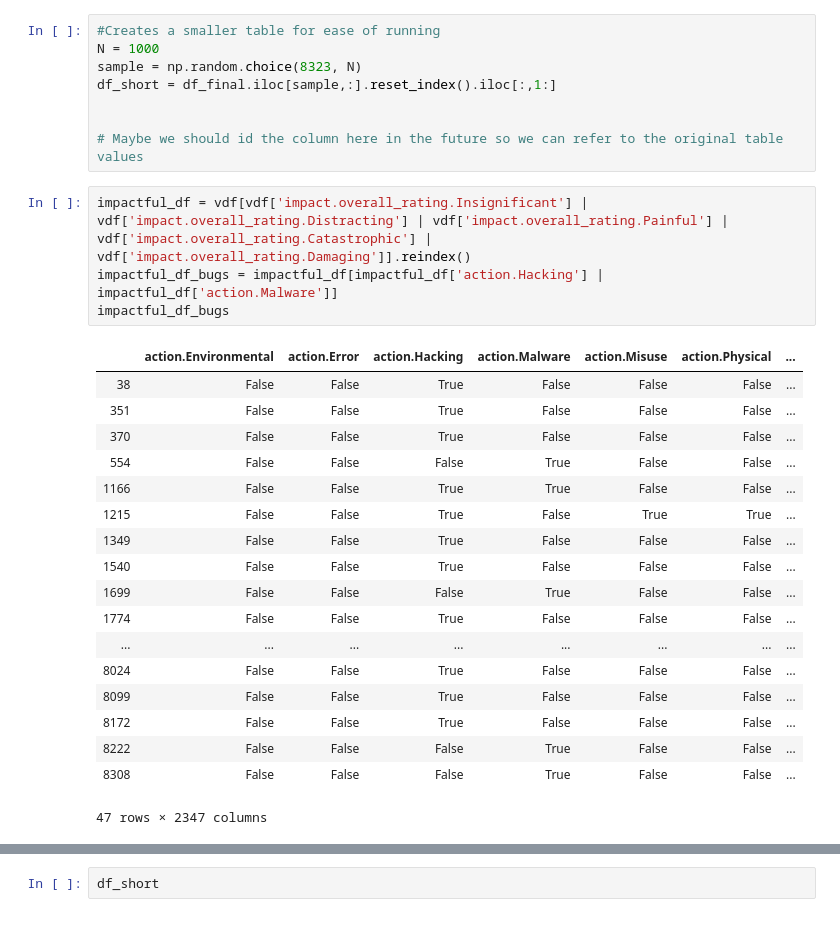
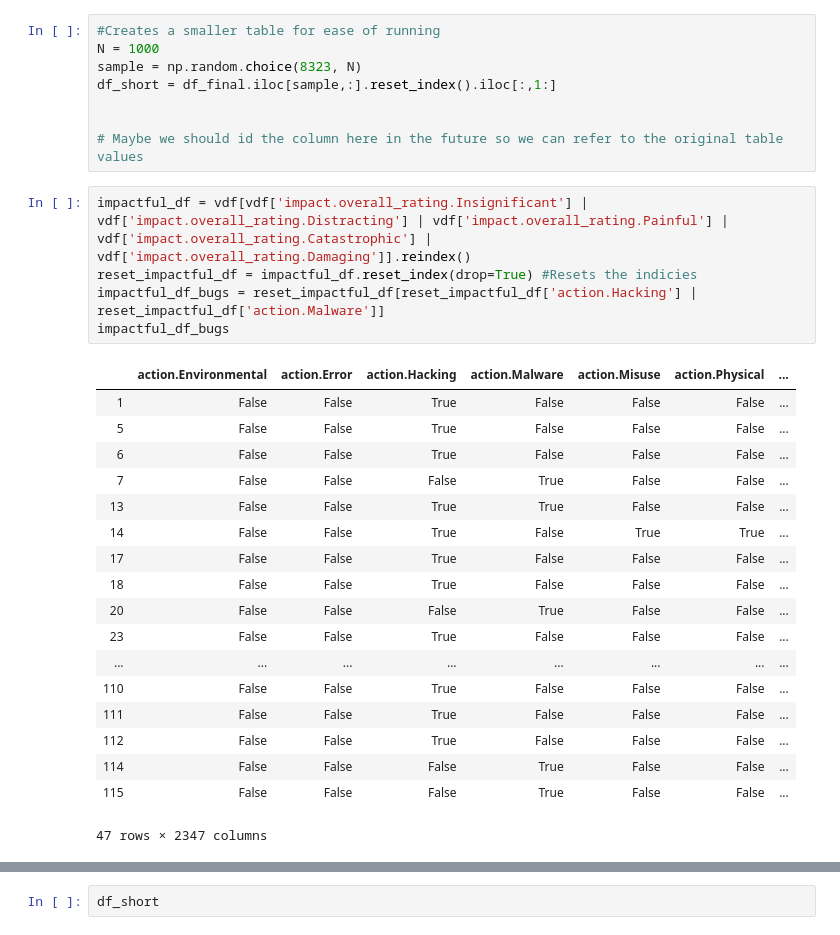
Before and after one commit to ethanpaek/CloudBleed_Project_2019, a Jupyter notebook: vcdb_parse.ipynb, the cells around one changed output, grey strips where cells are left out. Cells and saved outputs as stored; diff of their text form.

Commit message:
added bugs column to impact df

```diff
--- a/vcdb_parse.ipynb
+++ b/vcdb_parse.ipynb
@@ -99,26 +99,27 @@ df_short = df_final.iloc[sample,:].reset_index().iloc[:,1:]
 # Maybe we should id the column here in the future so we can refer to the original table values
 # %%
 impactful_df = vdf[vdf['impact.overall_rating.Insignificant'] | vdf['impact.overall_rating.Distracting'] | vdf['impact.overall_rating.Painful'] | vdf['impact.overall_rating.Catastrophic'] | vdf['impact.overall_rating.Damaging']].reindex()
-impactful_df_bugs = impactful_df[impactful_df['action.Hacking'] | impactful_df['action.Malware']]
+reset_impactful_df = impactful_df.reset_index(drop=True) #Resets the indicies
+impactful_df_bugs = reset_impactful_df[reset_impactful_df['action.Hacking'] | reset_impactful_df['action.Malware']]
 impactful_df_bugs
 # %% [output]
 |  | action.Environmental | action.Error | action.Hacking | action.Malware | action.Misuse | action.Physical | ... |
-| 38 | False | False | True | False | False | False | ... |
-| 351 | False | False | True | False | False | False | ... |
-| 370 | False | False | True | False | False | False | ... |
-| 554 | False | False | False | True | False | False | ... |
-| 1166 | False | False | True | True | False | False | ... |
-| 1215 | False | False | True | False | True | True | ... |
-| 1349 | False | False | True | False | False | False | ... |
-| 1540 | False | False | True | False | False | False | ... |
-| 1699 | False | False | False | True | False | False | ... |
-| 1774 | False | False | True | False | False | False | ... |
+| 1 | False | False | True | False | False | False | ... |
+| 5 | False | False | True | False | False | False | ... |
+| 6 | False | False | True | False | False | False | ... |
+| 7 | False | False | False | True | False | False | ... |
+| 13 | False | False | True | True | False | False | ... |
+| 14 | False | False | True | False | True | True | ... |
+| 17 | False | False | True | False | False | False | ... |
+| 18 | False | False | True | False | False | False | ... |
+| 20 | False | False | False | True | False | False | ... |
+| 23 | False | False | True | False | False | False | ... |
 | ... | ... | ... | ... | ... | ... | ... | ... |
-| 8024 | False | False | True | False | False | False | ... |
-| 8099 | False | False | True | False | False | False | ... |
-| 8172 | False | False | True | False | False | False | ... |
-| 8222 | False | False | False | True | False | False | ... |
-| 8308 | False | False | False | True | False | False | ... |
+| 110 | False | False | True | False | False | False | ... |
+| 111 | False | False | True | False | False | False | ... |
+| 112 | False | False | True | False | False | False | ... |
+| 114 | False | False | False | True | False | False | ... |
+| 115 | False | False | False | True | False | False | ... |
 47 rows × 2347 columns
 # %%
 indices = list(impactful_df_bugs.index)
```
Also changed, not shown: parts of 1 cell of this notebook.
